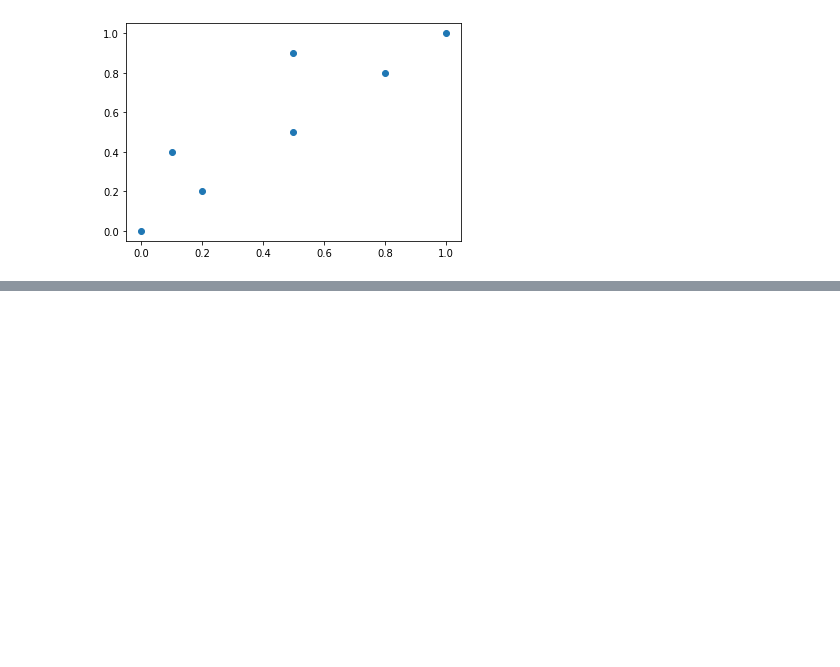
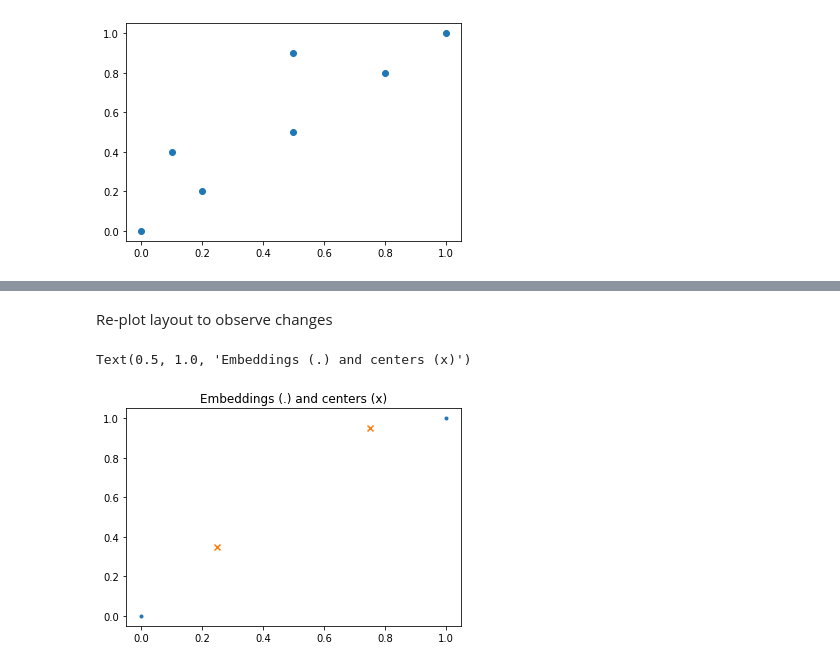
Before and after one commit to mpoiitis/iSpine, a Jupyter notebook: Loss Testing.ipynb, the cells around one changed output, grey strips where cells are left out. Cells and saved outputs as stored; diff of their text form; code cells hidden in the pictures; blank space fills up the shorter version.

```diff
--- a/Loss Testing.ipynb
+++ b/Loss Testing.ipynb
@@ -86,0 +131,9 @@ plt.scatter(concat[:, 0], concat[:, 1])
+# %% [markdown]
+Re-plot layout to observe changes
+# %%
+plt.scatter(z[:, 0], z[:, 1], marker='.')
+plt.scatter(c[:, 0], c[:, 1], marker='x')
+plt.title('Embeddings (.) and centers (x)')
+# %% [output]
+Text(0.5, 1.0, 'Embeddings (.) and centers (x)')
+[figure, added]
```
Also changed, not shown: parts of 20 cells of this notebook, 2 other files.
